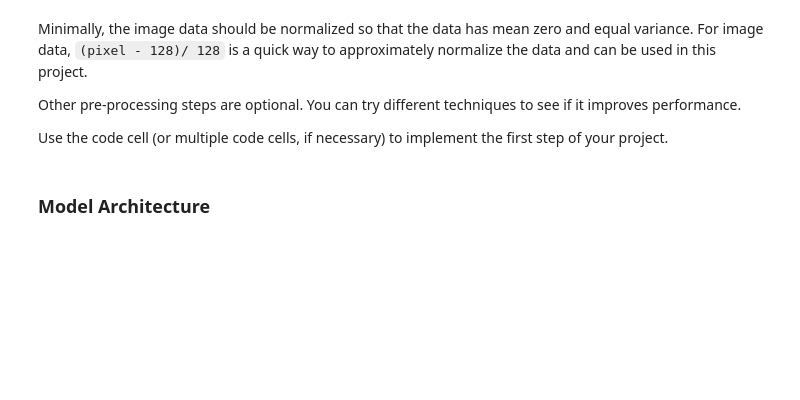
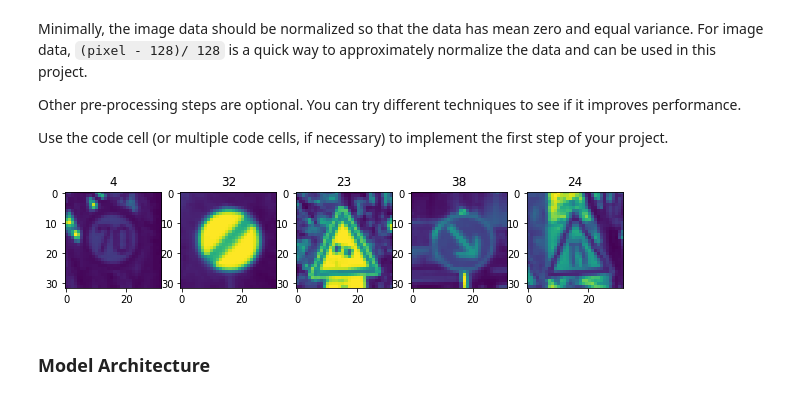
Before and after one commit to guoquheweilai/CarND-Term1-P2-Traffic-Sign-Classifier-Project, a Jupyter notebook: Traffic_Sign_Classifier.ipynb, the cells around one changed output. Saved outputs shown, nothing was run; the diff lists cells and outputs as text; code cells hidden in the pictures; blank space fills up the shorter version.

```diff
--- a/Traffic_Sign_Classifier.ipynb
+++ b/Traffic_Sign_Classifier.ipynb
@@ -166,6 +168,26 @@ def preprocess(images_X_data, images_y_data):
 X_train, y_train = preprocess(X_train, y_train)
 X_valid, y_valid = preprocess(X_valid, y_valid)
 X_test, y_test = preprocess(X_test, y_test)
+# %%
+### Data exploration visualization code goes here.
+### Feel free to use as many code cells as needed.
+import random
+import matplotlib.pyplot as plt
+# Visualizations will be shown in the notebook.
+%matplotlib inline
+
+# Define plot
+fig, subplot = plt.subplots(1,5, figsize=(10, 10))
+subplot = subplot.ravel()
+# Random pick up an example from the training dataset
+for n in range(5):
+    index = random.randint(0, len(X_train))
+    image = X_train[index].squeeze()
+    subplot[n].imshow(image)
+    subplot[n].set_title(y_train[index])
+    # [Improvement]: We can plot description under the image
+# %% [output]
+[figure, added]
 # %% [markdown]
 ### Model Architecture
 # %%
```
Also changed, not shown: parts of 5 cells of this notebook.
